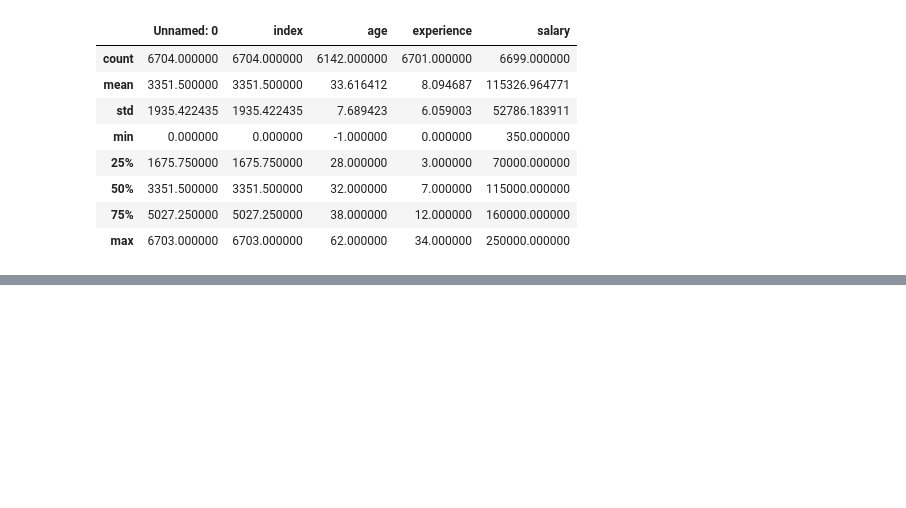
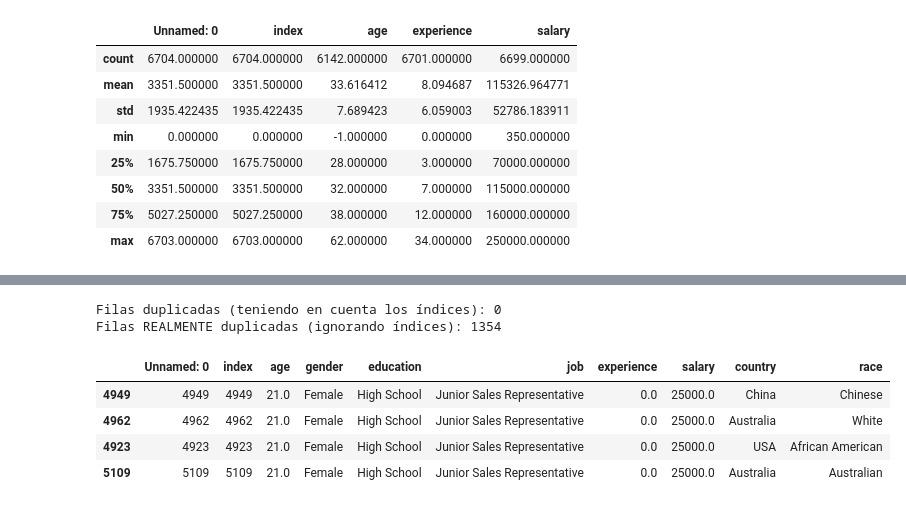
Before and after one commit to kachytronico/colab-PIA, a Jupyter notebook: PIA_02_Tarea_Procesamiento_de_la_informacion.ipynb, the cells around one changed output, grey strips where cells are left out. Drawn from its saved outputs; the diff is of its cells as text; code cells hidden in the pictures; blank space fills up the shorter version.

```diff
--- a/PIA_02_Tarea_Procesamiento_de_la_informacion.ipynb
+++ b/PIA_02_Tarea_Procesamiento_de_la_informacion.ipynb
@@ -141,0 +168,23 @@ df[""]
+# %%
+# Buscar duplicados ignorando las columnas 'index' y 'Unnamed: 0'
+# Creamos una lista con las columnas que REALMENTE nos importan (datos reales)
+columnas_reales = df.columns.drop(['Unnamed: 0', 'index'], errors='ignore')
+
+# Buscamos duplicados solo en esas columnas
+num_duplicados = df.duplicated(subset=columnas_reales).sum()
+
+print(f"Filas duplicadas (teniendo en cuenta los índices): {df.duplicated().sum()}")
+print(f"Filas REALMENTE duplicadas (ignorando índices): {num_duplicados}")
+# %% [output]
+Filas duplicadas (teniendo en cuenta los índices): 0
+Filas REALMENTE duplicadas (ignorando índices): 1354
+# %%
+# Visualizar un par de ejemplos de estos duplicados
+if num_duplicados > 0:
+    display(df[df.duplicated(subset=columnas_reales, keep=False)].sort_values(by=columnas_reales[0]).head(4))
+# %% [output]
+|  | Unnamed: 0 | index | age | gender | education | job | experience | salary | country | race |
+| 4949 | 4949 | 4949 | 21.0 | Female | High School | Junior Sales Representative | 0.0 | 25000.0 | China | Chinese |
+| 4962 | 4962 | 4962 | 21.0 | Female | High School | Junior Sales Representative | 0.0 | 25000.0 | Australia | White |
+| 4923 | 4923 | 4923 | 21.0 | Female | High School | Junior Sales Representative | 0.0 | 25000.0 | USA | African American |
+| 5109 | 5109 | 5109 | 21.0 | Female | High School | Junior Sales Representative | 0.0 | 25000.0 | Australia | Australian |
```
Also changed, not shown: parts of 36 cells of this notebook.
